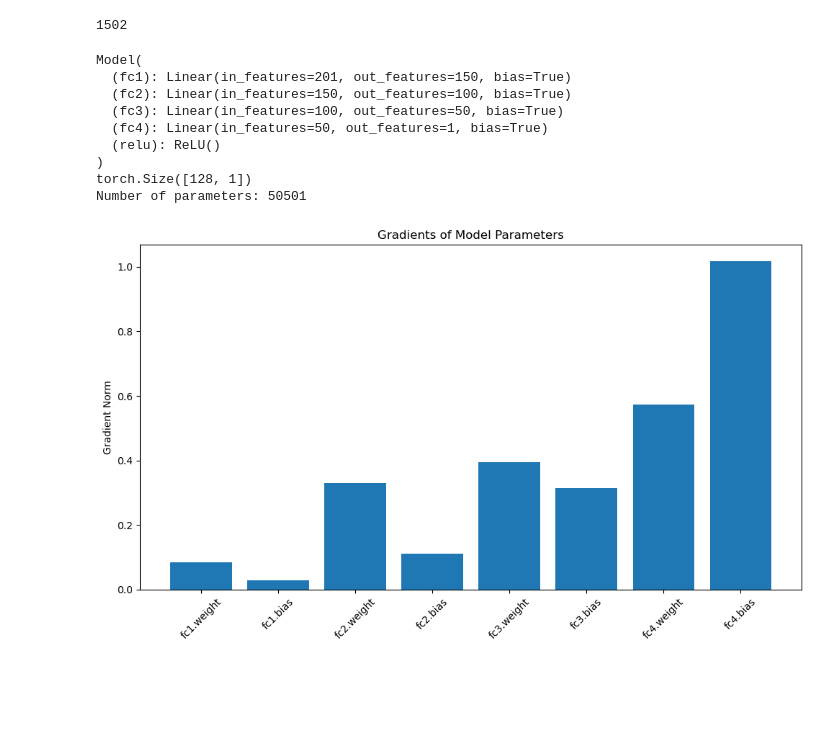
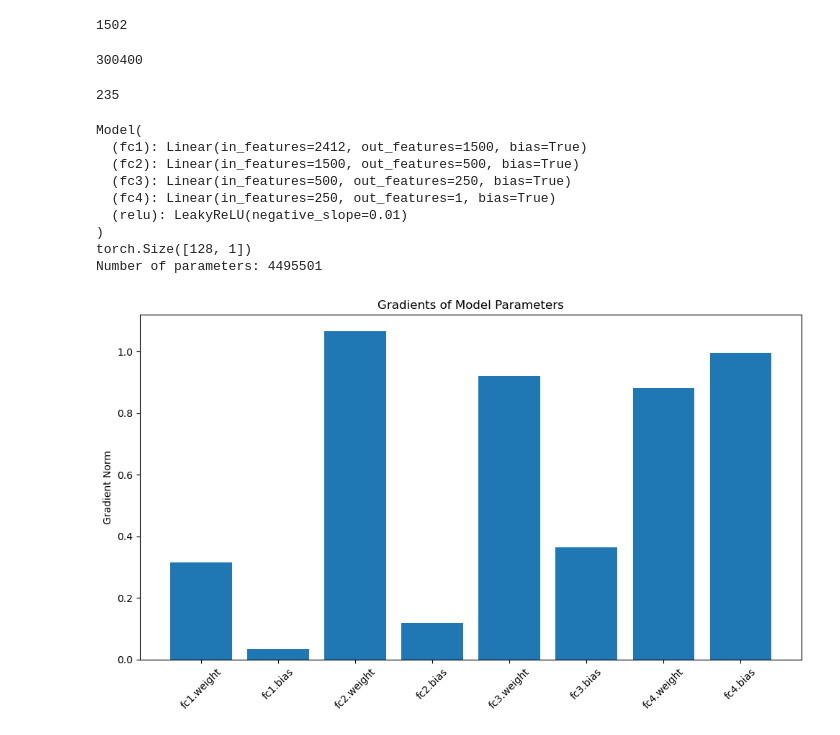
Before and after one commit to rebeccaHassett/RNA_Transcription_NN, a Jupyter notebook: rna_transcription_mlp_windows.ipynb, the cells around one changed output. Cells and saved outputs as stored; diff of their text form; code cells hidden in the pictures; blank space fills up the shorter version.

Commit message:
Update mlp with windows to work with feature data

```diff
--- a/rna_transcription_mlp_windows.ipynb
+++ b/rna_transcription_mlp_windows.ipynb
@@ -149,2 +210,6 @@ class CustomDataset(Dataset):
         }
+# %%
+print(len(X_ji_windows))
+# %% [output]
+300400
 # %%
@@ -155,6 +220,11 @@ trnset, valset, tstset = td.random_split(dataset, [0.9,0,0.1])
 trndl = DataLoader(trnset, batch_size=128, shuffle=True)
 tstdl = DataLoader(tstset, batch_size=128, shuffle=False)
 valdl = DataLoader(valset, batch_size=128, shuffle=False)
+# %%
+# trnset * batch_size
+print(len(trndl))
+# %% [output]
+235
 # %%
 import torch.nn as nn
 import torch.nn.init as init
@@ -162,11 +232,11 @@ import torch.nn.init as init
 class Model(nn.Module):
     def __init__(self):
        super(Model, self).__init__()
-       self.fc1 = nn.Linear(201, 150)
-       self.fc2 = nn.Linear(150, 100)
-       self.fc3 = nn.Linear(100, 50)
-       self.fc4 = nn.Linear(50, 1)
-       self.relu = nn.ReLU()
+       self.fc1 = nn.Linear(2412, 1500)
+       self.fc2 = nn.Linear(1500, 500)
+       self.fc3 = nn.Linear(500, 250)
+       self.fc4 = nn.Linear(250, 1)
+       self.relu = nn.LeakyReLU()
 
        # Initialize weights using He initialization for each linear layer
        #init.kaiming_normal_(self.fc1.weight, mode='fan_in', nonlinearity='relu')
@@ -175,54 +245,54 @@ class Model(nn.Module):
        #init.kaiming_normal_(self.fc4.weight, mode='fan_in', nonlinearity='relu')
 
     def forward(self, x):
-        #x = x.view(x.size(0), -1)
+        x = x.view(x.size(0), -1)
         x = self.relu(self.fc1(x))
         x = self.relu(self.fc2(x))
         x = self.relu(self.fc3(x))
-        x = torch.exp(self.fc4(x)) # ensures all values are positive
+        x = torch.exp(self.fc4(x))#torch.exp(self.fc4(x)) # ensures all values are positive
         return x
 
 # input size: [128, 12, 200]
 model = Model()
 print(model)
 
-arr = torch.randn((128, 201))#12,200))
+arr = torch.randn((128, 12, 201))#12,200))
 print(model(arr).shape)
 nparm = sum(p.numel() for p in model.parameters() if p.requires_grad)
 print("Number of parameters: " + str(nparm))
 
 output = model(arr)
 
 # Compute gradients
 output.mean().backward()
 
 # Plot gradients
 gradient_list = []
 parameter_names = []
 
 for name, param in model.named_parameters():
     if param.grad is not None:
         gradient_list.append(param.grad.norm().item())
         parameter_names.append(name)
 
 plt.figure(figsize=(10, 6))
 plt.bar(parameter_names, gradient_list)
 plt.ylabel('Gradient Norm')
 plt.title('Gradients of Model Parameters')
 plt.xticks(rotation=45)
 plt.tight_layout()
 plt.show()
 # %% [output]
 Model(
-  (fc1): Linear(in_features=201, out_features=150, bias=True)
-  (fc2): Linear(in_features=150, out_features=100, bias=True)
-  (fc3): Linear(in_features=100, out_features=50, bias=True)
-  (fc4): Linear(in_features=50, out_features=1, bias=True)
-  (relu): ReLU()
+  (fc1): Linear(in_features=2412, out_features=1500, bias=True)
+  (fc2): Linear(in_features=1500, out_features=500, bias=True)
+  (fc3): Linear(in_features=500, out_features=250, bias=True)
+  (fc4): Linear(in_features=250, out_features=1, bias=True)
+  (relu): LeakyReLU(negative_slope=0.01)
 )
 torch.Size([128, 1])
-Number of parameters: 50501
+Number of parameters: 4495501
-[figure, old version]
+[figure, new version]
 # %%
 import torch.nn.functional as F
 
```
Also changed, not shown: parts of 17 cells of this notebook, 4 other files.
